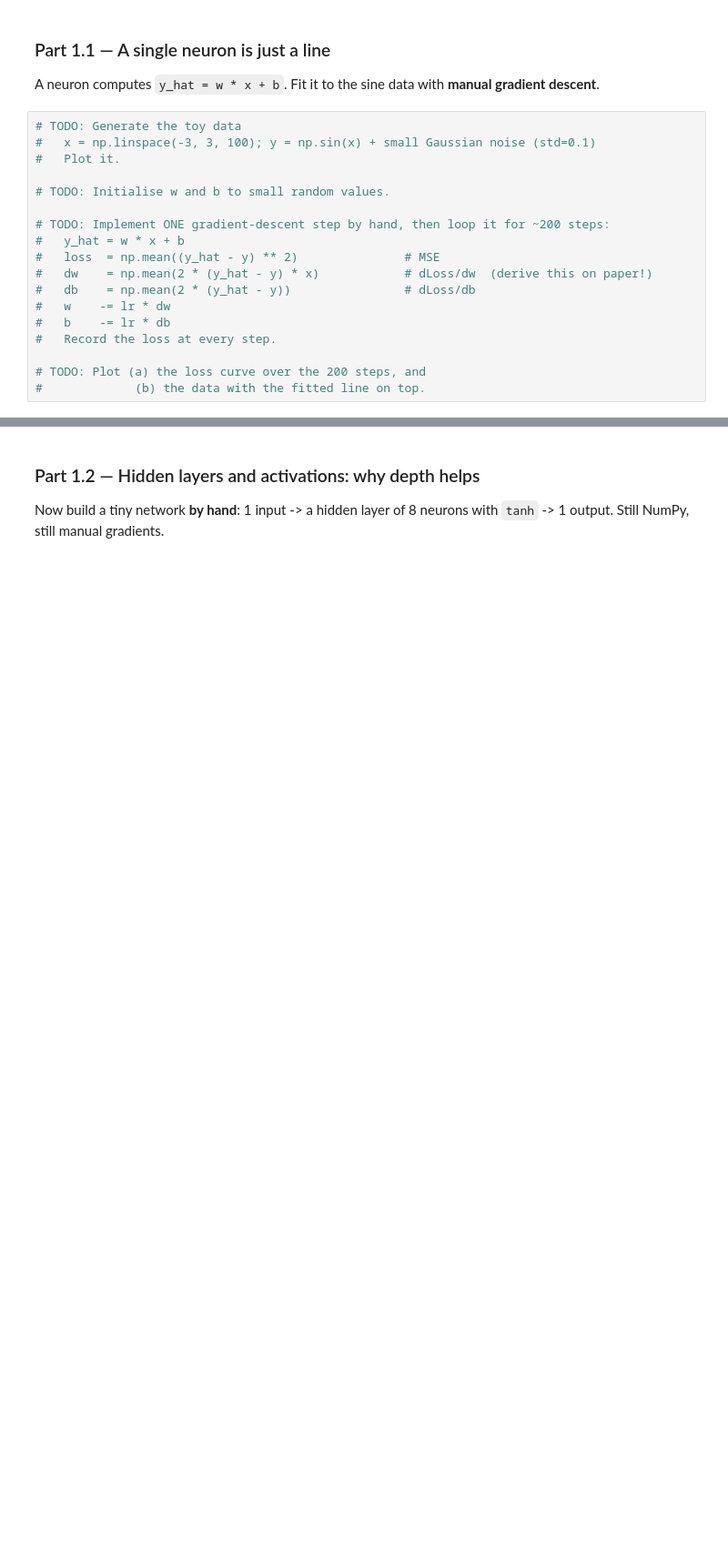
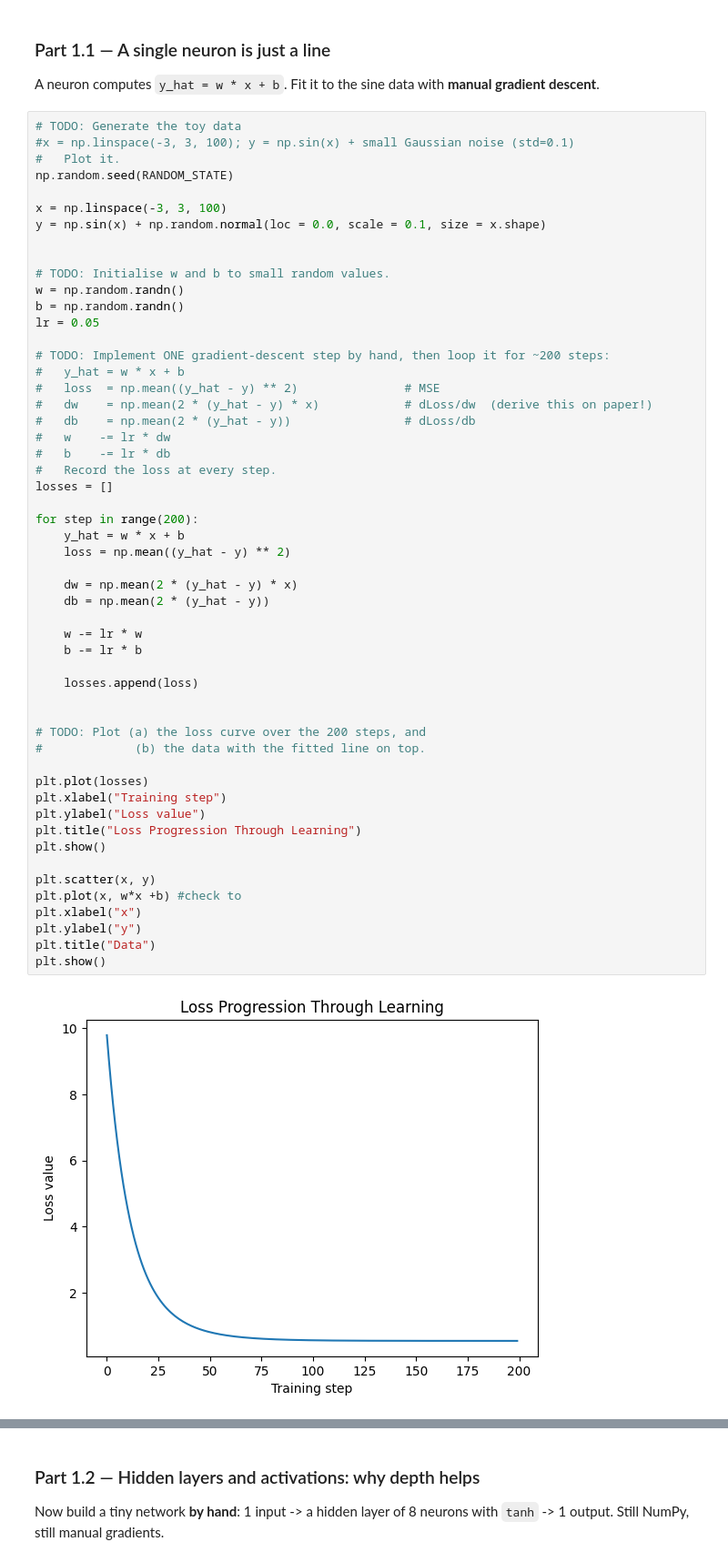
Before and after one commit to kojokootin/ai_lab3, a Jupyter notebook: Lab_3.ipynb, the cells around one changed output, grey strips where cells are left out. Shown at 91% size. Drawn from its saved outputs; the diff is of its cells as text; blank space fills up the shorter version.

```diff
--- a/Lab_3.ipynb
+++ b/Lab_3.ipynb
@@ -67,19 +69,56 @@ and the loss going down.
 A neuron computes `y_hat = w * x + b`. Fit it to the sine data with **manual gradient descent**.
 # %%
 # TODO: Generate the toy data
-#   x = np.linspace(-3, 3, 100); y = np.sin(x) + small Gaussian noise (std=0.1)
+#x = np.linspace(-3, 3, 100); y = np.sin(x) + small Gaussian noise (std=0.1)
 #   Plot it.
+np.random.seed(RANDOM_STATE)
+
+x = np.linspace(-3, 3, 100)
+y = np.sin(x) + np.random.normal(loc = 0.0, scale = 0.1, size = x.shape)
+
 
 # TODO: Initialise w and b to small random values.
+w = np.random.randn()
+b = np.random.randn()
+lr = 0.05
 
 # TODO: Implement ONE gradient-descent step by hand, then loop it for ~200 steps:
 #   y_hat = w * x + b
 #   loss  = np.mean((y_hat - y) ** 2)               # MSE
 #   dw    = np.mean(2 * (y_hat - y) * x)            # dLoss/dw  (derive this on paper!)
 #   db    = np.mean(2 * (y_hat - y))                # dLoss/db
 #   w    -= lr * dw
 #   b    -= lr * db
 #   Record the loss at every step.
+losses = []
+
+for step in range(200):
+    y_hat = w * x + b
+    loss = np.mean((y_hat - y) ** 2)
+
+    dw = np.mean(2 * (y_hat - y) * x)
+    db = np.mean(2 * (y_hat - y))
+
+    w -= lr * w
+    b -= lr * b
+
+    losses.append(loss)
+
 
 # TODO: Plot (a) the loss curve over the 200 steps, and
 #             (b) the data with the fitted line on top.
+
+plt.plot(losses)
+plt.xlabel("Training step")
+plt.ylabel("Loss value")
+plt.title("Loss Progression Through Learning")
+plt.show()
+
+plt.scatter(x, y)
+plt.plot(x, w*x +b) #check to
+plt.xlabel("x")
+plt.ylabel("y")
+plt.title("Data")
+plt.show()
+# %% [output]
+[figure, added]
```
Also changed, not shown: parts of 8 cells of this notebook.
